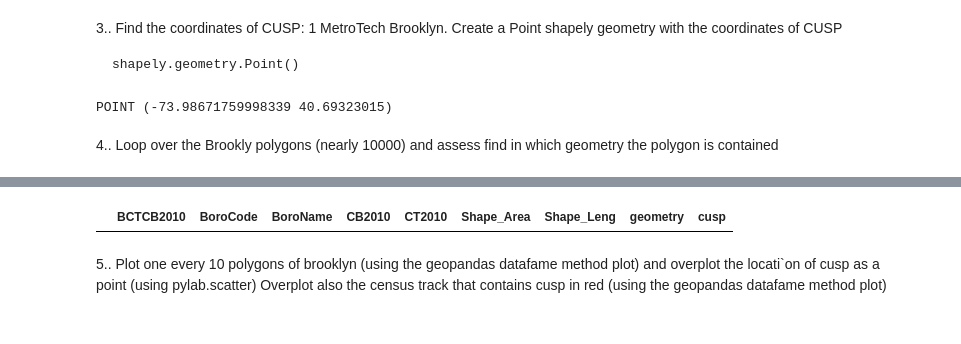
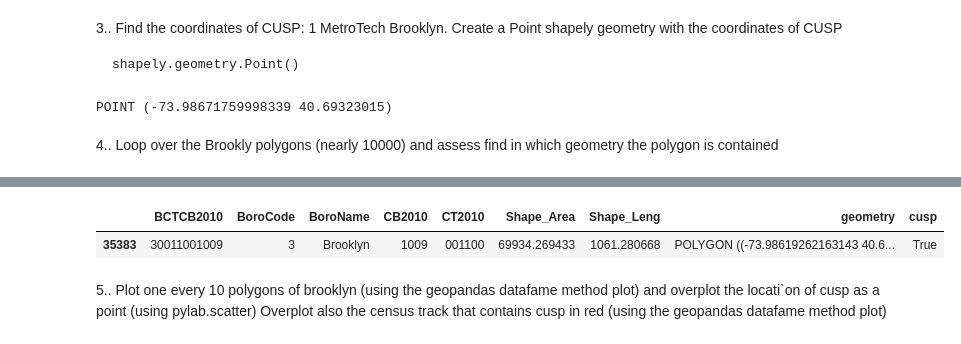
Before and after one commit to alephcero/PUI2016_fdg224, a Jupyter notebook: HW11_fdg224/HW11_1_fdg224.ipynb, the cells around one changed output, grey strips where cells are left out. Saved outputs shown, nothing was run; the diff lists cells and outputs as text; code cells hidden in the pictures.

```diff
--- a/HW11_fdg224/HW11_1_fdg224.ipynb
+++ b/HW11_fdg224/HW11_1_fdg224.ipynb
@@ -110,8 +87,9 @@ ct_brk.geometry.contains(cuspPoint).sum()
 # %%
-ct_brk['cusp']= ct_brk.geometry.contains(cusp)
+ct_brk['cusp']= ct_brk.geometry.contains(cuspPoint)
 ct_brk[ct_brk.cusp]
 # %% [output]
 |  | BCTCB2010 | BoroCode | BoroName | CB2010 | CT2010 | Shape_Area | Shape_Leng | geometry | cusp |
+| 35383 | 30011001009 | 3 | Brooklyn | 1009 | 001100 | 69934.269433 | 1061.280668 | POLYGON ((-73.98619262163143 40.6... | True |
 # %% [markdown]
 5.. Plot one every 10 polygons of brooklyn (using the geopandas datafame method plot)
 and overplot the locati`on of cusp as a point (using pylab.scatter)
```
Also changed, not shown: parts of 9 cells of this notebook.
